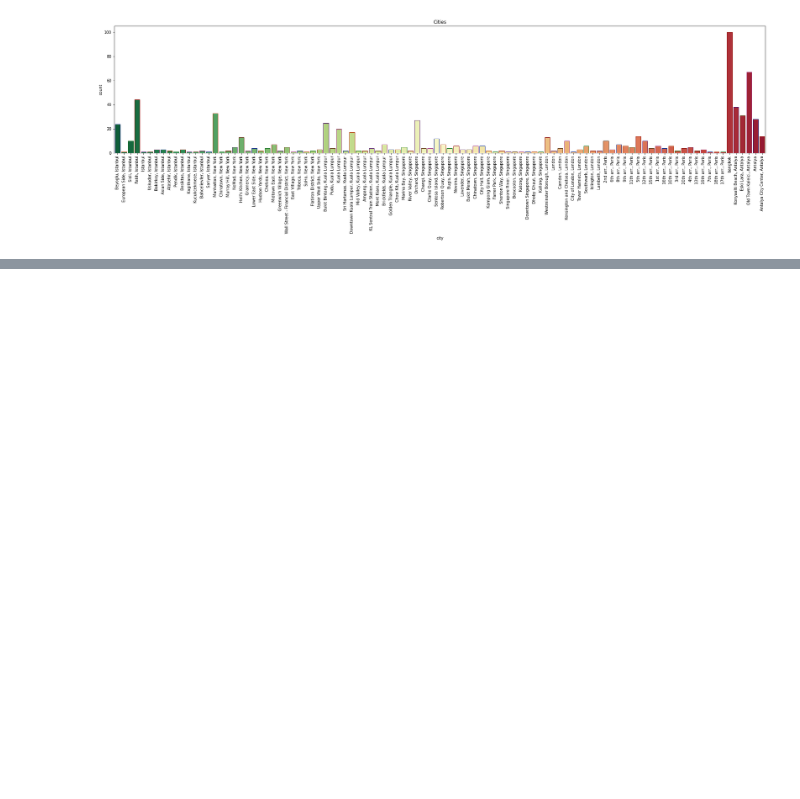
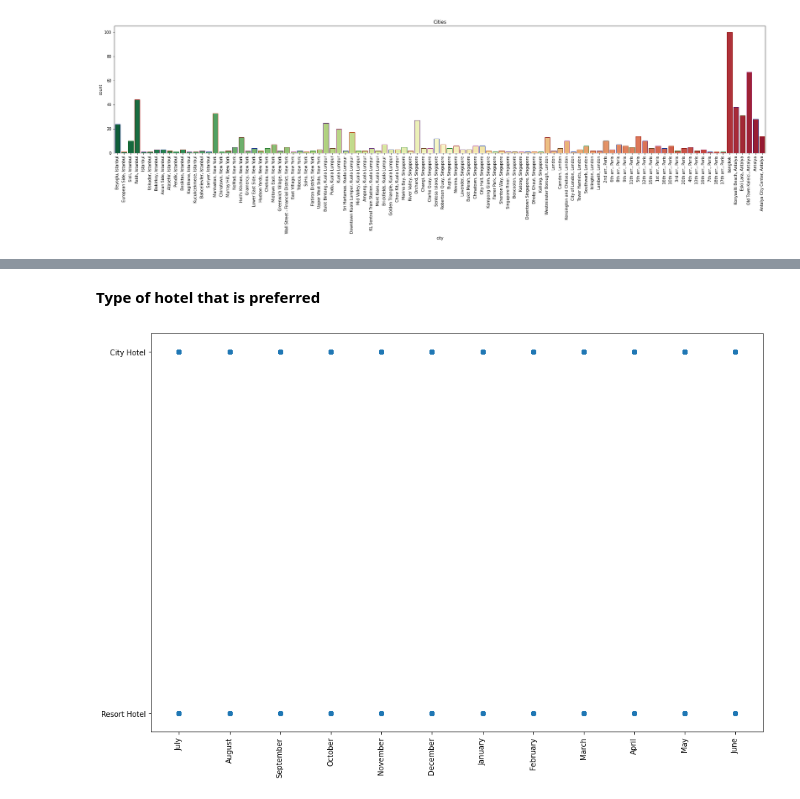
Before and after one commit to kartikay89/Data-Analysis, a Jupyter notebook: HotelBookings.ipynb, the cells around one changed output, grey strips where cells are left out. Drawn from its saved outputs; the diff is of its cells as text; code cells hidden in the pictures; blank space fills up the shorter version.

```diff
--- a/HotelBookings.ipynb
+++ b/HotelBookings.ipynb
@@ -48,7 +48,7 @@ Number of rating:  7
 Number of hotels: :  759
 # %%
 # Let us take a look at booking demands and trends
-hotelDemands = pd.read_csv('/content/drive/MyDrive/Google Colab Data /hotel_bookings.csv')
+hotelDemands = pd.read_csv('/content/drive/MyDrive/Google Colab Data /hotel_bookings.csv').fillna('0')
 hotelDemands.head(10)
 # %% [output]
 |  | hotel | is_canceled | lead_time | arrival_date_year | arrival_date_month | arrival_date_week_number | ... |
@@ -111,0 +188,12 @@ plt.show()
+# %% [markdown]
+**Type of hotel that is preferred**
+# %%
+# let us take a look at the kind of hotel booked throughtout the year
+hotelType = list(hotelDemands['hotel'])
+bookingMonth = list(hotelDemands['arrival_date_month'])
+plt.rcParams['figure.figsize'] = (15,10)
+plt.scatter(bookingMonth, hotelType)
+plt.xticks(rotation=90)
+plt.show()
+# %% [output]
+[figure, added]
```
Also changed, not shown: parts of 15 cells of this notebook.
